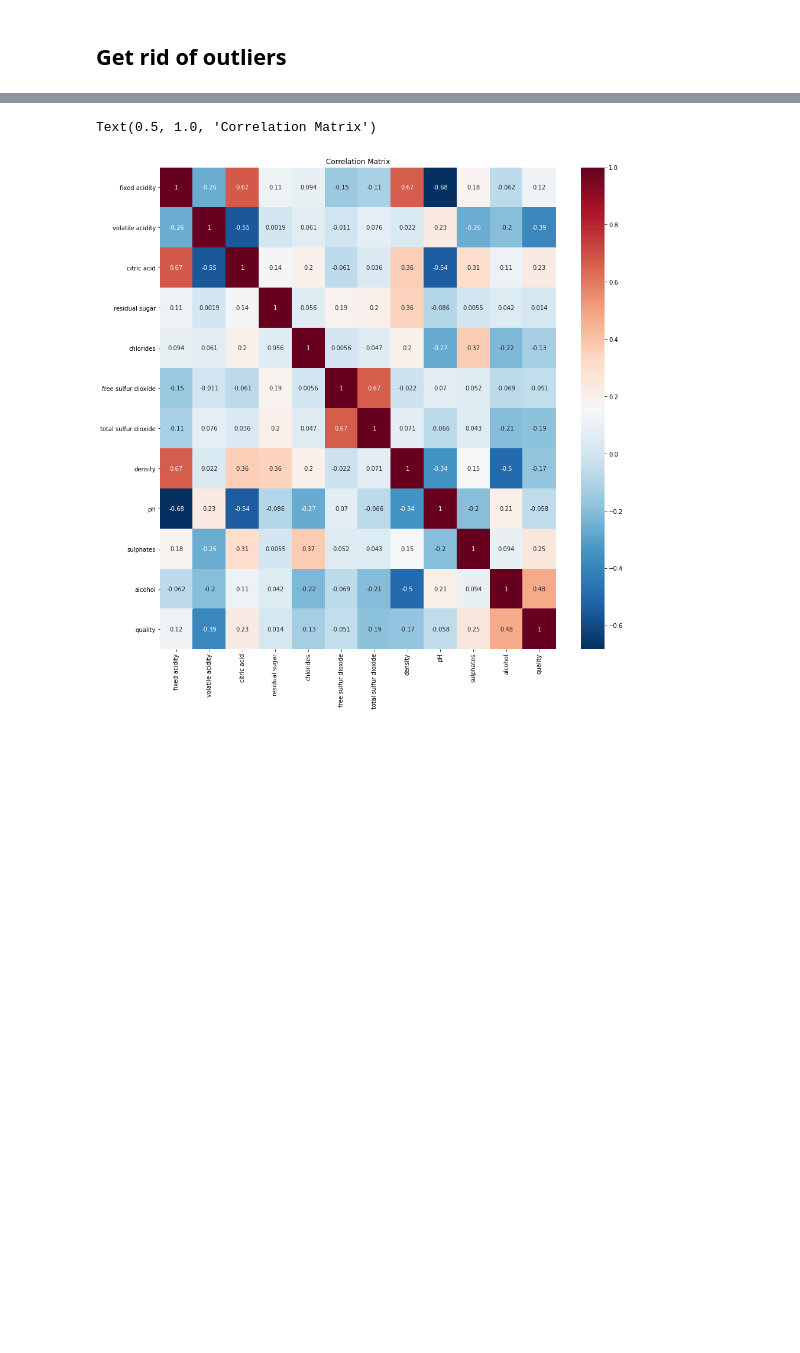
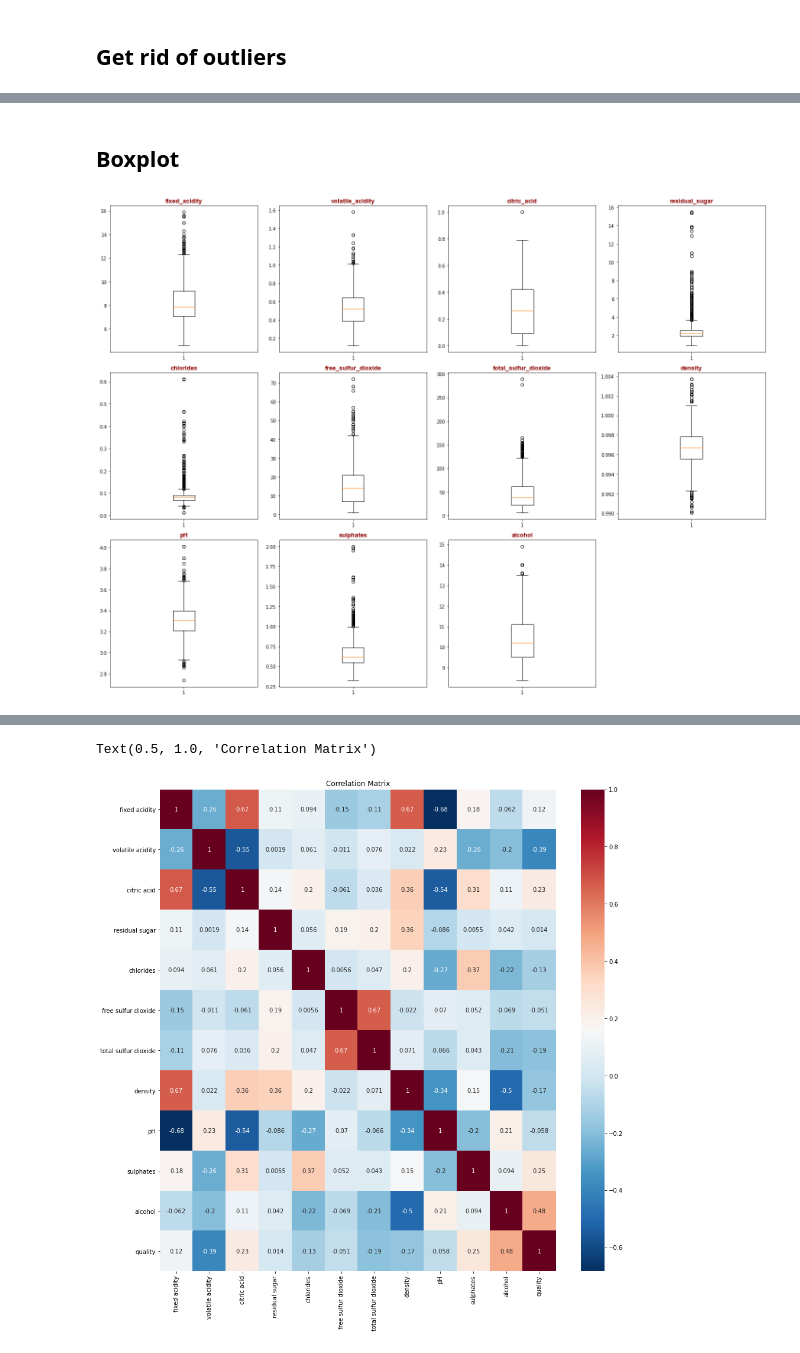
Before and after one commit to selingumusdag/red_wine_quality, a Jupyter notebook: wine_quality.ipynb, the cells around one changed output, grey strips where cells are left out. Cells and saved outputs as stored; diff of their text form; code cells hidden in the pictures; blank space fills up the shorter version.

```diff
--- a/wine_quality.ipynb
+++ b/wine_quality.ipynb
@@ -109,0 +237,12 @@ strong multicollinearity or other numerical problems.
+# %% [markdown]
+## Boxplot
+# %%
+plt.figure(figsize=(20,15))
+for i in range(0,11):
+    plt.subplot(3,4,i+1)
+    plt.boxplot(wine_quality[basemodel_columns[i]])
+    plt.title(basemodel_columns[i], fontdict=title_font)
+plt.tight_layout()
+plt.show()
+# %% [output]
+[figure, added]
```
Also changed, not shown: parts of 48 cells of this notebook.
